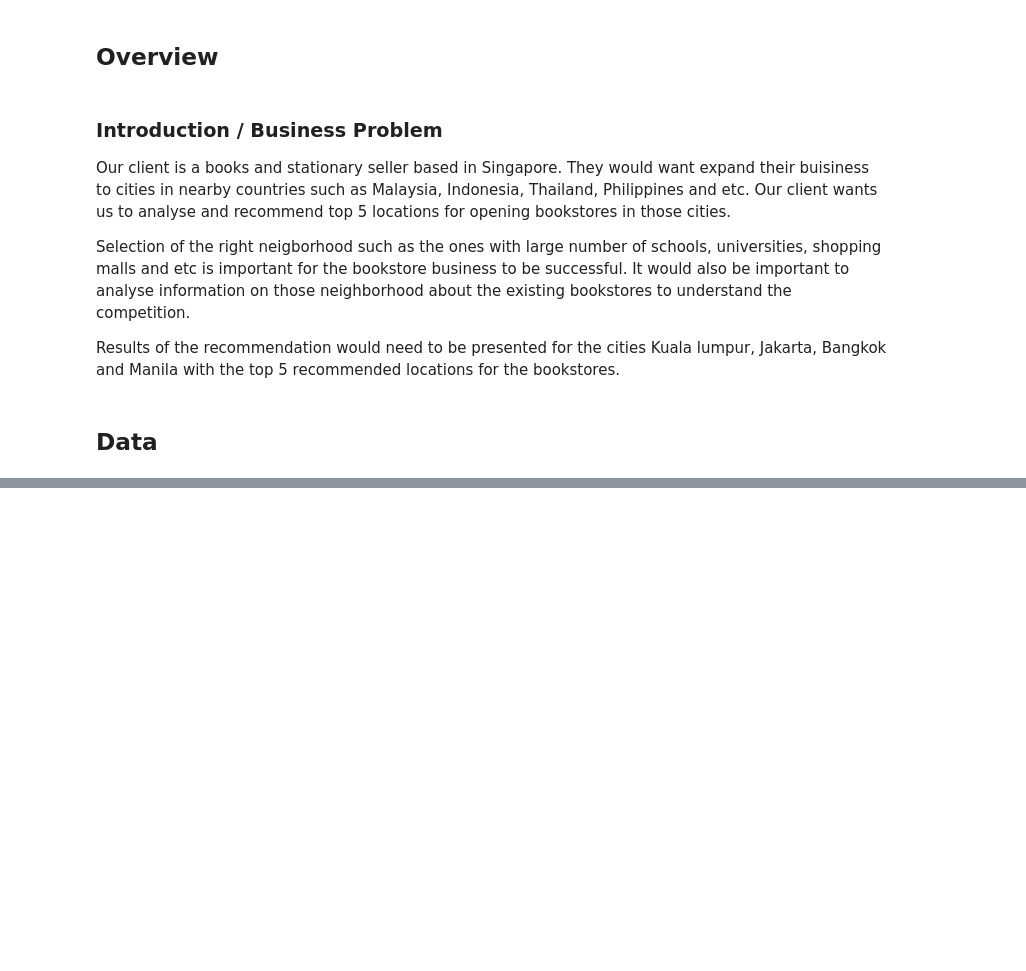
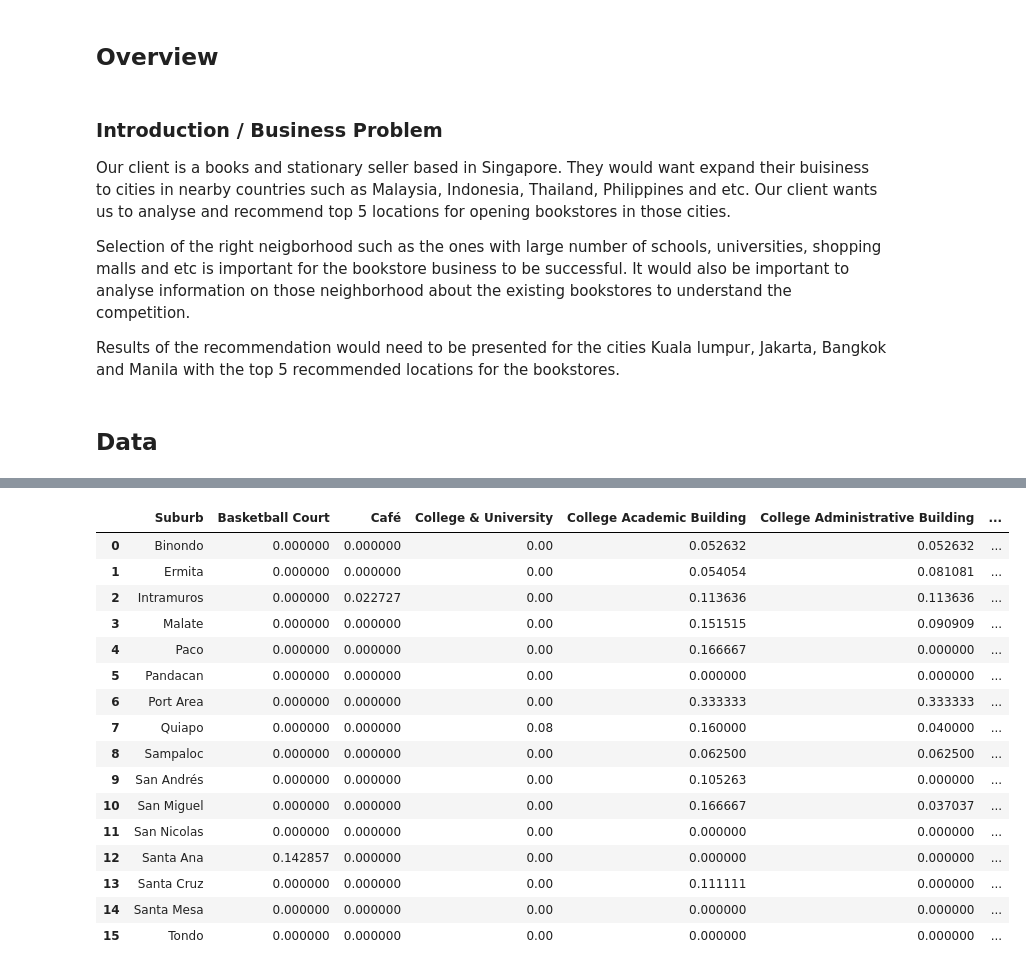
Before and after one commit to sridharan-8888/Coursera_Capstone, a Jupyter notebook: Final-capstone-ibm-applied-datascience.ipynb, the cells around one changed output, grey strips where cells are left out. Saved outputs shown, nothing was run; the diff lists cells and outputs as text; code cells hidden in the pictures; blank space fills up the shorter version.

```diff
--- a/Final-capstone-ibm-applied-datascience.ipynb
+++ b/Final-capstone-ibm-applied-datascience.ipynb
@@ -48,0 +290,3 @@ Opitionally an application can be buit to help the business to contiue to use th
+# %%
+lat, long = get_geo_location('Brickfields', city_country_fmt='{}, KL, Malaysia')
+print("Suburb = {}, Lat= {}, Long = {}".format('Brickfields', lat,long))
@@ -48,0 +1507,17 @@ Opitionally an application can be buit to help the business to contiue to use th
+# %%
+#lats=[]
+#longs=[]
+#manila_suburbs_list=manila_sub_df['Suburb'].to_list()
+#for suburb in manila_suburbs_list:
+#    print(suburb)
+ #   lati, longi = get_geo_location(suburb,city_country_fmt='{}, Manila, Philippines')
+#    print(lati,longi)
+#    lats.append(lati)
+#    longs.append(longi)
+#print(lats,longs)
+#data = [manila_suburbs_list, lats, longs]
+#manila_sub_df = pd.DataFrame(data).T
+#manila_sub_df.columns=['Suburb','Latitude','Longitude']
+#manila_sub_df.to_csv("manila_suburbs.csv")
+manila_sub_df = pd.read_csv("manila_suburbs.csv")
+manila_sub_df=manila_sub_df.loc[:,['Suburb','Latitude','Longitude']]
@@ -48,0 +1575,7 @@ Opitionally an application can be buit to help the business to contiue to use th
+# %%
+# Get Venues near kuala lumpur
+
+manila_venues = getNearbyVenues(names=manila_sub_df['Suburb'],
+                                   latitudes=manila_sub_df['Latitude'],
+                                   longitudes=manila_sub_df['Longitude']
+                                  )
@@ -48,0 +1640,15 @@ Opitionally an application can be buit to help the business to contiue to use th
+# %%
+# one hot encoding
+manila_onehot =  pd.get_dummies(manila_venues[['Venue Category']], prefix="", prefix_sep="")
+fixed_columns = list(manila_onehot.columns)
+#fixed_columns.remove('Suburb')
+
+# add suburb column back to dataframe
+manila_onehot['Suburb'] = manila_venues['Suburb']
+
+# move Suburb column to the first column
+fixed_columns.insert(0, 'Suburb')
+
+manila_onehot = manila_onehot[fixed_columns]
+
+manila_onehot.head()
@@ -48,0 +1662,21 @@ Opitionally an application can be buit to help the business to contiue to use th
+# %%
+manila_grouped = manila_onehot.groupby('Suburb').mean().reset_index()
+manila_grouped
+# %% [output]
+|  | Suburb | Basketball Court | Café | College & University | College Academic Building | College Administrative Building | ... |
+| 0 | Binondo | 0.000000 | 0.000000 | 0.00 | 0.052632 | 0.052632 | ... |
+| 1 | Ermita | 0.000000 | 0.000000 | 0.00 | 0.054054 | 0.081081 | ... |
+| 2 | Intramuros | 0.000000 | 0.022727 | 0.00 | 0.113636 | 0.113636 | ... |
+| 3 | Malate | 0.000000 | 0.000000 | 0.00 | 0.151515 | 0.090909 | ... |
+| 4 | Paco | 0.000000 | 0.000000 | 0.00 | 0.166667 | 0.000000 | ... |
+| 5 | Pandacan | 0.000000 | 0.000000 | 0.00 | 0.000000 | 0.000000 | ... |
+| 6 | Port Area | 0.000000 | 0.000000 | 0.00 | 0.333333 | 0.333333 | ... |
+| 7 | Quiapo | 0.000000 | 0.000000 | 0.08 | 0.160000 | 0.040000 | ... |
+| 8 | Sampaloc | 0.000000 | 0.000000 | 0.00 | 0.062500 | 0.062500 | ... |
+| 9 | San Andrés | 0.000000 | 0.000000 | 0.00 | 0.105263 | 0.000000 | ... |
+| 10 | San Miguel | 0.000000 | 0.000000 | 0.00 | 0.166667 | 0.037037 | ... |
+| 11 | San Nicolas | 0.000000 | 0.000000 | 0.00 | 0.000000 | 0.000000 | ... |
+| 12 | Santa Ana | 0.142857 | 0.000000 | 0.00 | 0.000000 | 0.000000 | ... |
+| 13 | Santa Cruz | 0.000000 | 0.000000 | 0.00 | 0.111111 | 0.000000 | ... |
+| 14 | Santa Mesa | 0.000000 | 0.000000 | 0.00 | 0.000000 | 0.000000 | ... |
+| 15 | Tondo | 0.000000 | 0.000000 | 0.00 | 0.000000 | 0.000000 | ... |
```
Also changed, not shown: parts of 124 cells of this notebook, 2 other files.
